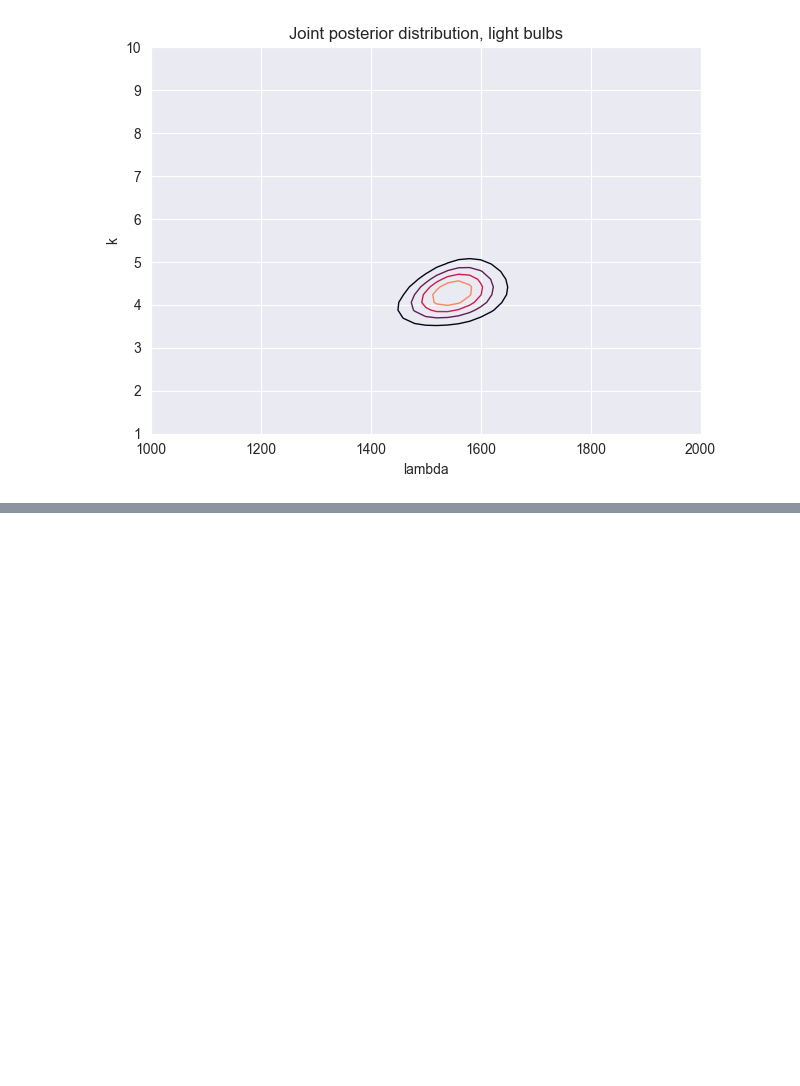
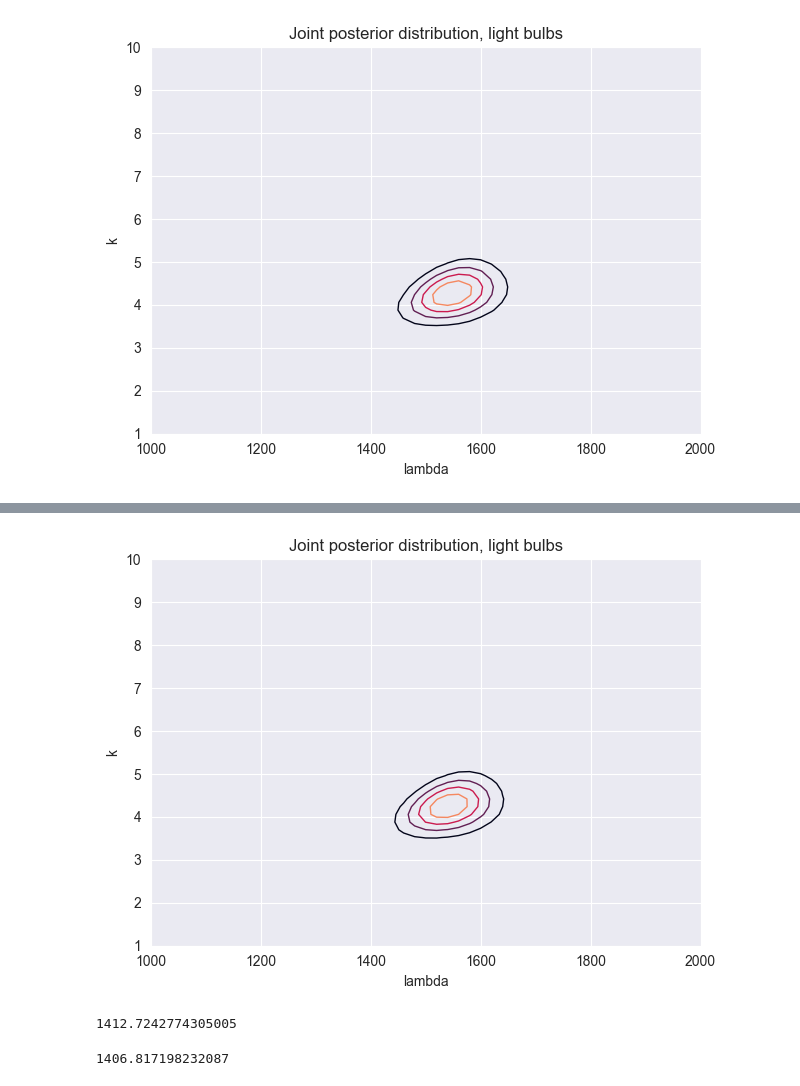
Before and after one commit to Xupeiyi/think-bayes, a Jupyter notebook: chapter14.ipynb, the cells around one changed output, grey strips where cells are left out. Drawn from its saved outputs; the diff is of its cells as text; code cells hidden in the pictures; blank space fills up the shorter version.

```diff
--- a/chapter14.ipynb
+++ b/chapter14.ipynb
@@ -287,0 +328,14 @@ decorate(title='Joint posterior distribution, light bulbs')
+# %%
+posterior_bulb2 = update_weibull_between(prior_bulb, data_bulb)
+plot_contour(posterior_bulb2)
+decorate(title='Joint posterior distribution, light bulbs')
+# %% [output]
+[figure, added]
+# %%
+joint_weibull_mean(posterior_bulb)
+# %% [output]
+1412.7242774305005
+# %%
+joint_weibull_mean(posterior_bulb2)
+# %% [output]
+1406.817198232087
```
Also changed, not shown: parts of 5 cells of this notebook.
